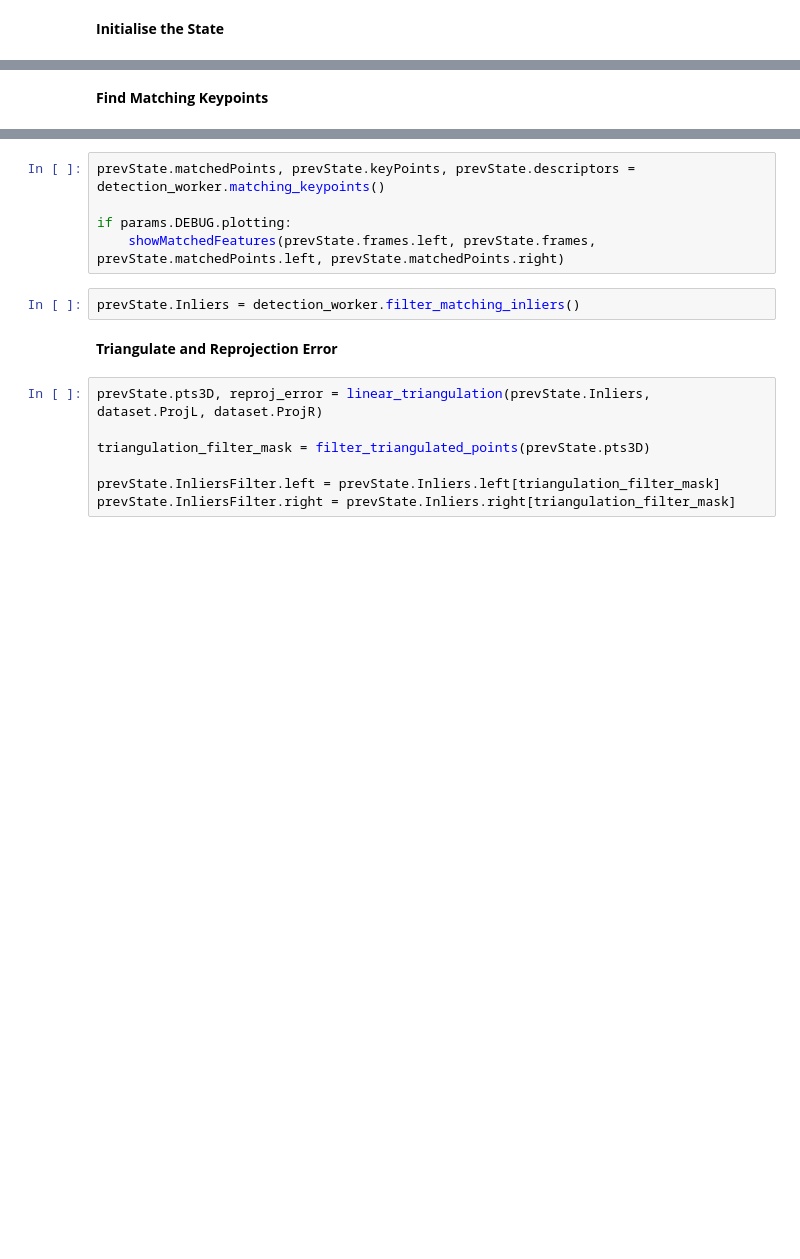
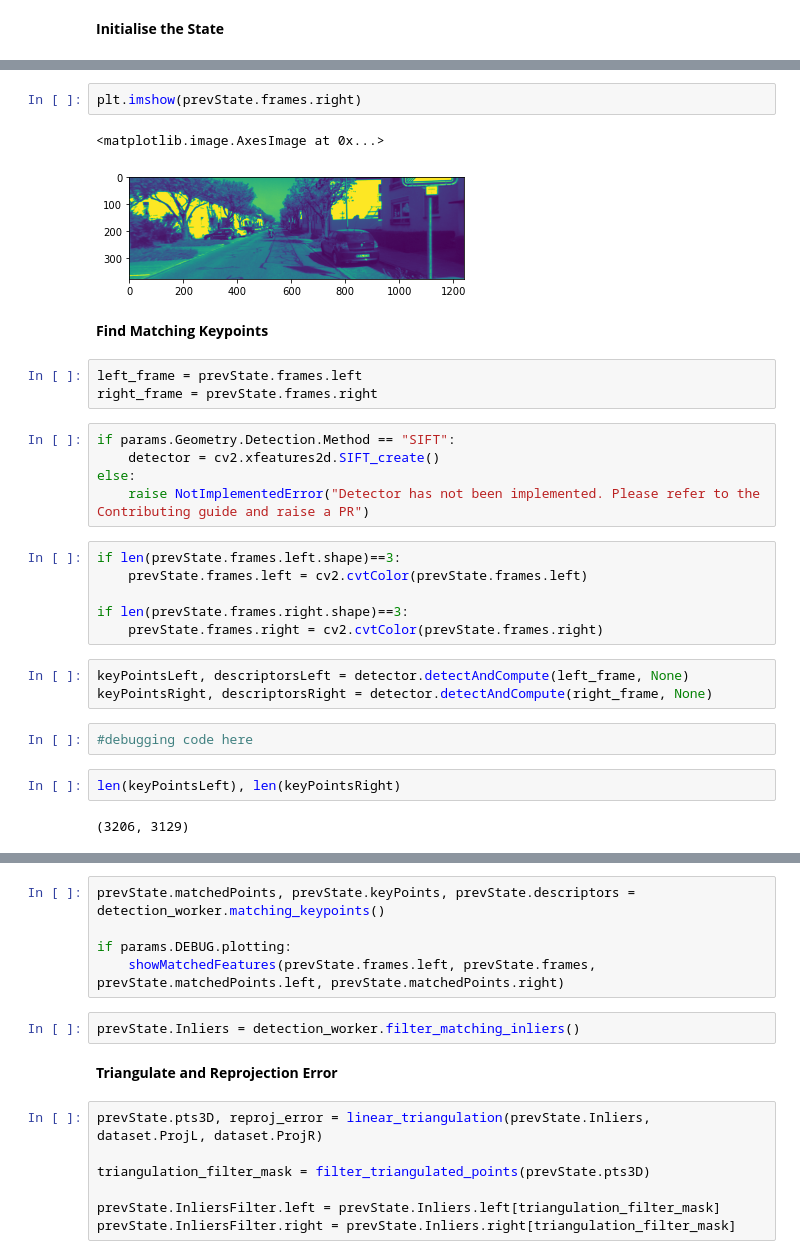
Before and after one commit to sakshamjindal/Stereo-Visual-SLAM-Odometry, a Jupyter notebook: notebooks/initial_processing.ipynb, the cells around one changed output, grey strips where cells are left out. Cells and saved outputs as stored; diff of their text form; blank space fills up the shorter version.

Commit message:
feature detector and matcher implemented [sandbox]

```diff
--- a/notebooks/initial_processing.ipynb
+++ b/notebooks/initial_processing.ipynb
@@ -145,2 +43,30 @@ NameError: name 'cv2' is not defined
+# %%
+plt.imshow(prevState.frames.right)
+# %% [output]
+<matplotlib.image.AxesImage at 0x...>
+[figure, added]
 # %% [markdown]
 **Find Matching Keypoints**
+# %%
+left_frame = prevState.frames.left
+right_frame = prevState.frames.right
+# %%
+if params.Geometry.Detection.Method == "SIFT":
+    detector = cv2.xfeatures2d.SIFT_create()
+else:
+    raise NotImplementedError("Detector has not been implemented. Please refer to the Contributing guide and raise a PR")
+# %%
+if len(prevState.frames.left.shape)==3:
+    prevState.frames.left = cv2.cvtColor(prevState.frames.left)
+
+if len(prevState.frames.right.shape)==3:
+    prevState.frames.right = cv2.cvtColor(prevState.frames.right)
+# %%
+keyPointsLeft, descriptorsLeft = detector.detectAndCompute(left_frame, None)
+keyPointsRight, descriptorsRight = detector.detectAndCompute(right_frame, None)
+# %%
+#debugging code here
+# %%
+len(keyPointsLeft), len(keyPointsRight)
+# %% [output]
+(3206, 3129)
```
Also changed, not shown: parts of 21 cells of this notebook, 9 other files.
